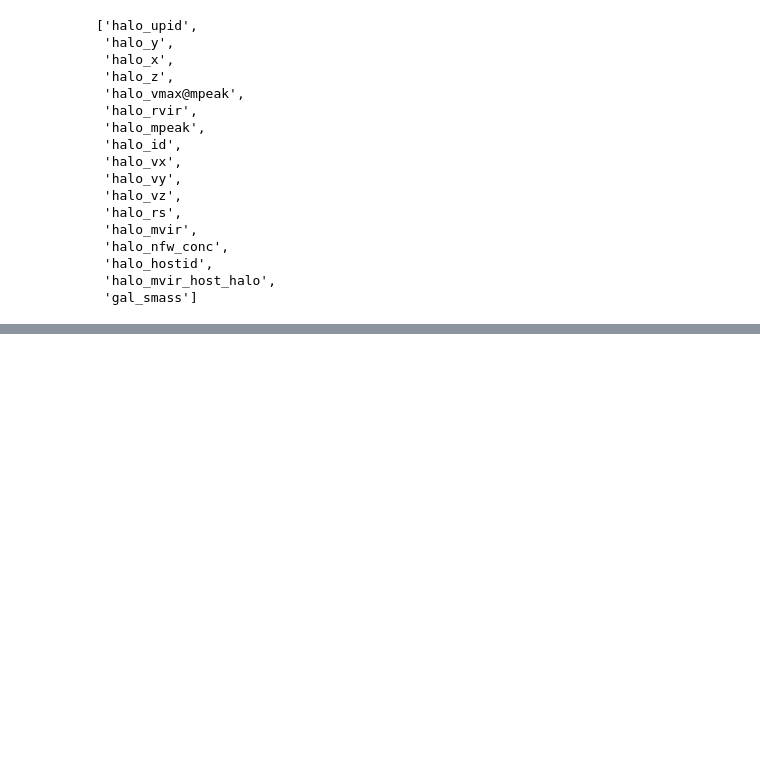
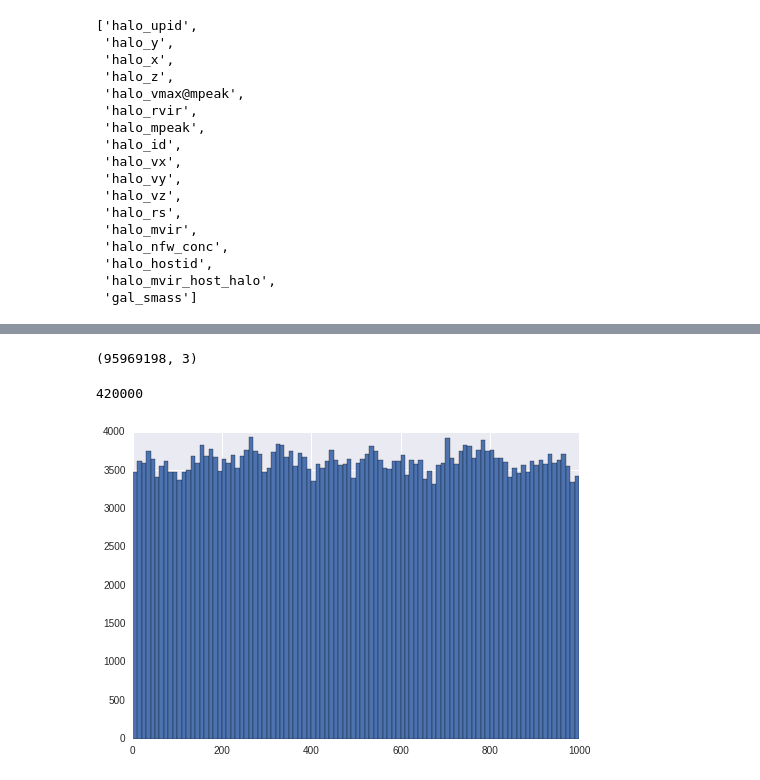
Before and after one commit to mclaughlin6464/pearce, a Jupyter notebook: notebooks/AB_tests/Shuffle SHAM Pos Dark Sky for Jeremey and Zhongxu Speedup.ipynb, the cells around one changed output, grey strips where cells are left out. Drawn from its saved outputs; the diff is of its cells as text; code cells hidden in the pictures; blank space fills up the shorter version.

```diff
--- a/notebooks/AB_tests/Shuffle SHAM Pos Dark Sky for Jeremey and Zhongxu Speedup.ipynb
+++ b/notebooks/AB_tests/Shuffle SHAM Pos Dark Sky for Jeremey and Zhongxu Speedup.ipynb
@@ -26,8 +26,9 @@ sns.set()
 # %%
 Lbox = 1000.0
 #catalog = np.loadtxt('ab_sham_hod_data_cut.npy')
+
 ab_property = 'halo_vmax@mpeak'
-catalog = astropy.table.Table.read('../catalog_ab_%s.hdf5'%ab_property, format = 'hdf5')
+catalog = astropy.table.Table.read('../catalog_ab_%s_fixed_large.hdf5'%ab_property, format = 'hdf5')
 # %% [output]
 WARNING: path= was not specified but multiple tables are present, reading in first available table (path=catalog_ab_halo_vmax@mpeak.hdf5) [astropy.io.misc.hdf5]
 WARNING:astropy:path= was not specified but multiple tables are present, reading in first available table (path=catalog_ab_halo_vmax@mpeak.hdf5)
@@ -151,11 +174,12 @@ for ibin in bins_in_halocat:
                 (catalog[indices_of_prim_haloprop_bin[satellites_idx]]['halo_'+coord] -\
                 catalog[indices_of_prim_haloprop_bin[satellites_idx]]['halo_'+coord+'_host_halo']+\
                 catalog[indices_of_prim_haloprop_bin[satellites_idx]][hosts_old_satellite_idxs]['halo_'+coord+'_host_halo'])%Lbox
+
         #print catalog[indices_of_prim_haloprop_bin[sat_idx]]['halo_'+coord]
         #print catalog[indices_of_prim_haloprop_bin[sat_idx]]['halo_'+coord+'_host_halo']
         #print catalog[indices_of_prim_haloprop_bin[satellites_idx]][hosts_old_satellite_idx]['halo_'+coord+'_host_halo']
         #print '*'*50
-        shuffled_vel[indices_of_prim_haloprop_bin[satellite_idx], idx] = \
+        shuffled_vel[indices_of_prim_haloprop_bin[satellites_idx], idx] = \
                 (catalog[indices_of_prim_haloprop_bin[satellites_idx]]['halo_v'+coord] -\
                 catalog[indices_of_prim_haloprop_bin[satellites_idx]]['halo_v'+coord+'_host_halo']+\
-                catalog[indices_of_prim_haloprop_bin[satellites_idx][hosts_old_satellite_idxs]]['halo_v'+coord+'_host_halo'])
+                catalog[indices_of_prim_haloprop_bin[satellites_idx]][hosts_old_satellite_idxs]['halo_v'+coord+'_host_halo'])
@@ -200,7 +234,7 @@ del catalog['halo_nfw_conc_host_halo']
 # %%
 nd = 4.2e-4 #nd of final cat
 n_obj_needed = int(nd*(1000.0**3))
-sort_idxs = np.argsort(catalog['gal_smass'])
-catalog = catalog[sort_idxs[:n_obj_needed]]
+sort_idxs = np.argsort(catalog[~np.isnan(catalog['gal_smass'])]['gal_smass'])
+catalog = catalog[~np.isnan(catalog['gal_smass'])][sort_idxs[-1*n_obj_needed:]]
 # %%
 catalog.colnames
@@ -206,0 +251,12 @@ catalog.colnames
+# %%
+shuffled_pos.shape
+# %% [output]
+(95969198, 3)
+# %%
+len(catalog)
+# %% [output]
+420000
+# %%
+plt.hist(catalog[catalog['halo_upid']==-1]['halo_x'], bins = 100);
+# %% [output]
+[figure, added]
```
Also changed, not shown: parts of 19 cells of this notebook, 13 other files.
